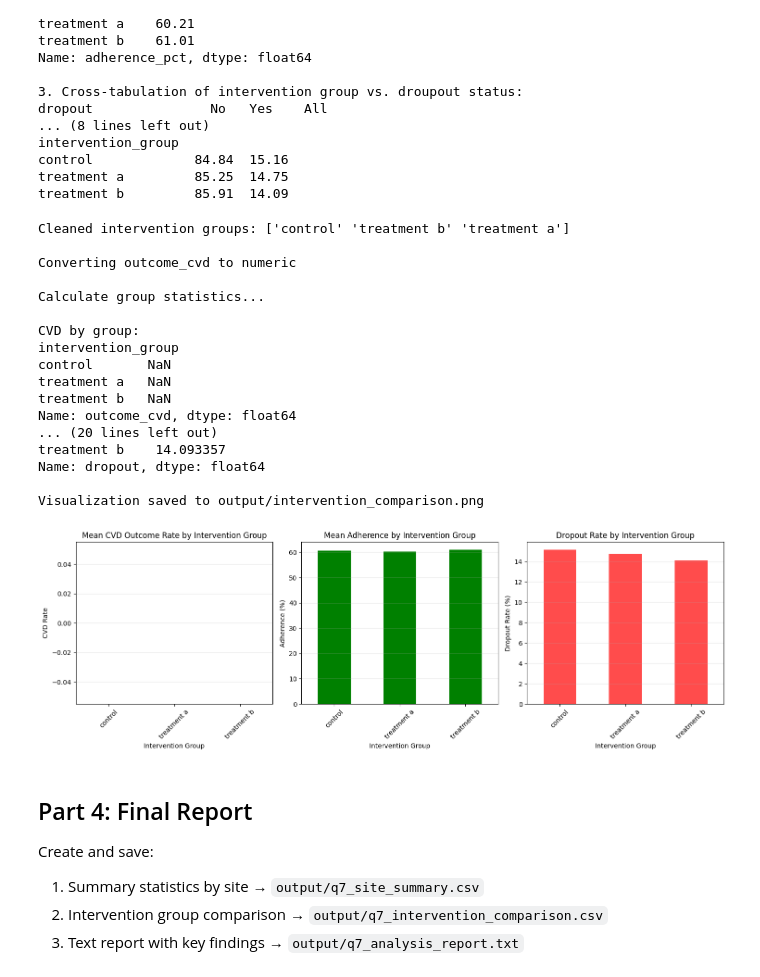
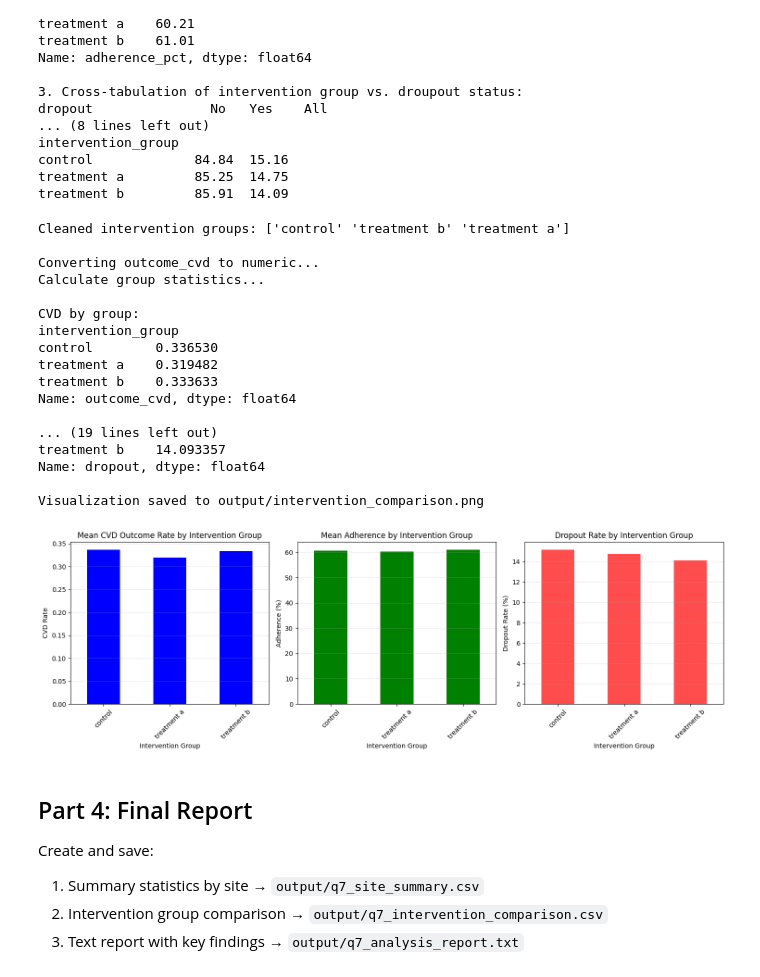
Before and after one commit to UCSF-DataSci/ds217-midterm-cshiu, a Jupyter notebook: q7_aggregation.ipynb, the cells around one changed output. Cells and saved outputs as stored; diff of their text form; code cells hidden in the pictures.

Commit message:
q7 v3 fixed table i hope (re-uploaded raw data for question)

```diff
--- a/q7_aggregation.ipynb
+++ b/q7_aggregation.ipynb
@@ -259,18 +255,23 @@ treatment b         85.91  14.09
 # %%
 # TODO: Visualization
 
+df = pd.read_csv('data/clinical_trial_raw.csv')
+
 # Clean intervention groups first again
 df['intervention_group'] = df['intervention_group'].str.strip().str.lower().str.replace('_', '', regex=False).str.replace(r'\s+', ' ', regex=True)
-
+df['intervention_group'] = df['intervention_group'].replace({
+    'treatmen a': 'treatment a',
+    'treatmenta': 'treatment a',
+    'contrl': 'control'
+})
 
 print("Cleaned intervention groups:", df['intervention_group'].unique())
 print()
 
 # Convert outcome_cvd to numeric
-print("Converting outcome_cvd to numeric")
-if df['outcome_cvd'].dtype == 'object':
-    df['outcome_cvd'] = df['outcome_cvd'].map({'Yes': 1, 'No': 0, 'yes': 1, 'no': 0})
-print()
+print("Converting outcome_cvd to numeric...")
+df['outcome_cvd'] = df['outcome_cvd'].astype(str).str.strip().str.lower()
+df['outcome_cvd'] = df['outcome_cvd'].map({'yes': 1, 'no': 0})
 
 # Convert adherence to numeric
 df['adherence_pct'] = pd.to_numeric(df['adherence_pct'], errors='coerce')
@@ -314,40 +315,40 @@ axes[1].grid(axis='y', alpha=0.3)
 # Plot 3: Dropout rate
 dropout_rates_plot = df.groupby('intervention_group')['dropout'].mean() * 100
 
 print("Dropout rates (%):\n")
 print(dropout_rates_plot)
 print()
 
 dropout_rates_plot.plot(kind='bar', ax=axes[2], color='red', alpha=0.7)
 axes[2].set_title('Dropout Rate by Intervention Group')
 axes[2].set_xlabel('Intervention Group')
 axes[2].set_ylabel('Dropout Rate (%)')
 axes[2].tick_params(axis='x', rotation=45)
 axes[2].grid(axis='y', alpha=0.3)
 
 plt.tight_layout()
 plt.savefig('output/intervention_comparison.png', dpi=300, bbox_inches='tight')
 print("Visualization saved to output/intervention_comparison.png")
 plt.show()
 # %% [output]
 Cleaned intervention groups: ['control' 'treatment b' 'treatment a']
 
-Converting outcome_cvd to numeric
-
+Converting outcome_cvd to numeric...
 Calculate group statistics...
 
 CVD by group:
 intervention_group
-control       NaN
-treatment a   NaN
-treatment b   NaN
+control        0.336530
+treatment a    0.319482
+treatment b    0.333633
 Name: outcome_cvd, dtype: float64
-... (20 lines left out)
+
+... (19 lines left out)
 treatment b    14.093357
 Name: dropout, dtype: float64
 
 Visualization saved to output/intervention_comparison.png
-[figure, old version]
+[figure, new version]
 # %% [markdown]
 ## Part 4: Final Report
 
```
Also changed, not shown: parts of 1 cell of this notebook, 2 other files.
